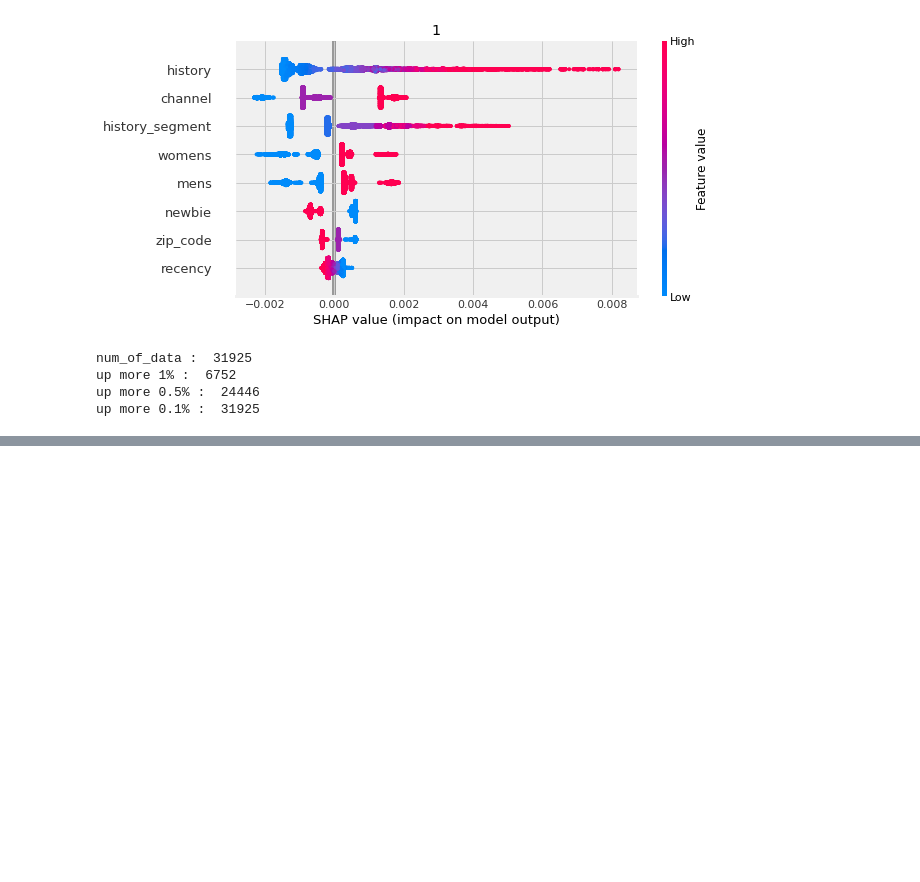
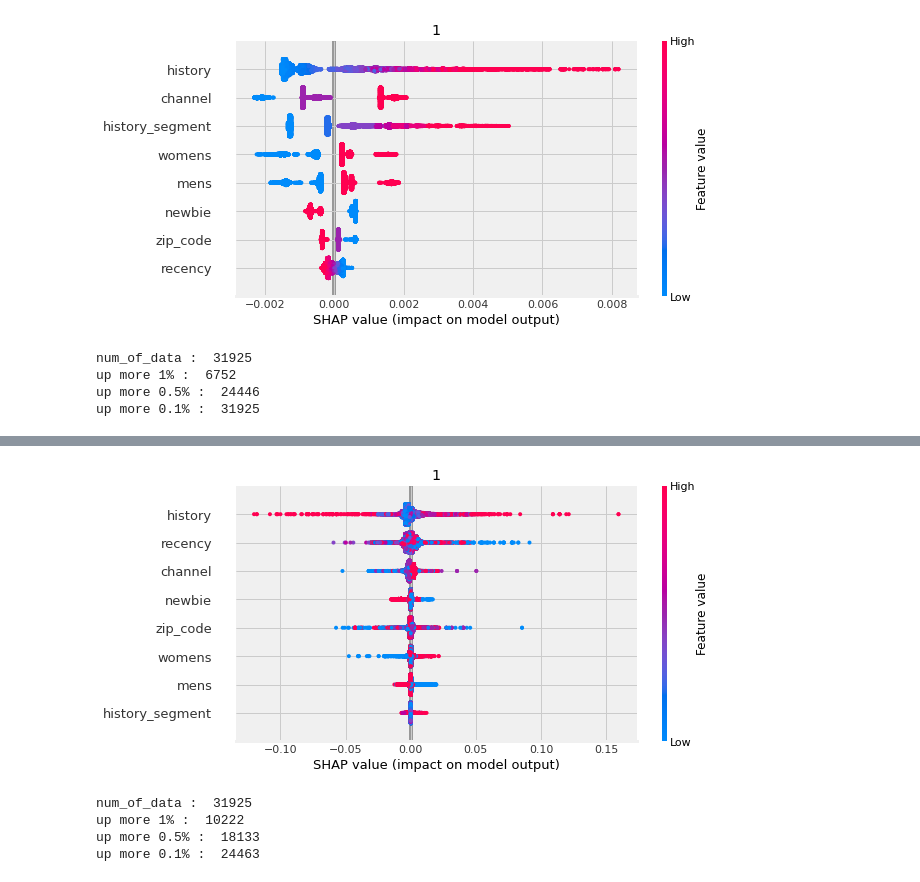
Before and after one commit to ryotoitoi/econome_ml_demo, a Jupyter notebook: notebook/mail_demo/biased/biased_mail_causalml.ipynb, the cells around one changed output, grey strips where cells are left out. Saved outputs shown, nothing was run; the diff lists cells and outputs as text; code cells hidden in the pictures; blank space fills up the shorter version.

```diff
--- a/notebook/mail_demo/biased/biased_mail_causalml.ipynb
+++ b/notebook/mail_demo/biased/biased_mail_causalml.ipynb
@@ -347,0 +432,37 @@ up more 0.1% :  31925
+# %%
+# Using SHAP
+shap_slearner = learner_r.get_shap_values(X=X, tau=rlearner_tau, features=X.columns)
+
+# Plot shap values without specifying shap_dict
+learner_r.plot_shap_values(X=X, shap_dict=shap_slearner, features=X.columns)
+# %% [output]
+[figure, added]
+# %%
+# 個別効果があった人の数を見てみる（R-Learner）
+print("num_of_data : ", len(rlearner_tau))
+
+cnt = 0
+for i in rlearner_tau:
+    if i > 0.01:
+        cnt += 1
+
+print("up more 1% : ", cnt)
+
+cnt = 0
+for i in rlearner_tau:
+    if i > 0.005:
+        cnt += 1
+
+print("up more 0.5% : ", cnt)
+
+cnt = 0
+for i in rlearner_tau:
+    if i > 0.001:
+        cnt += 1
+
+print("up more 0.1% : ", cnt)
+# %% [output]
+num_of_data :  31925
+up more 1% :  10222
+up more 0.5% :  18133
+up more 0.1% :  24463
```
Also changed, not shown: parts of 13 cells of this notebook, 1 other file.
